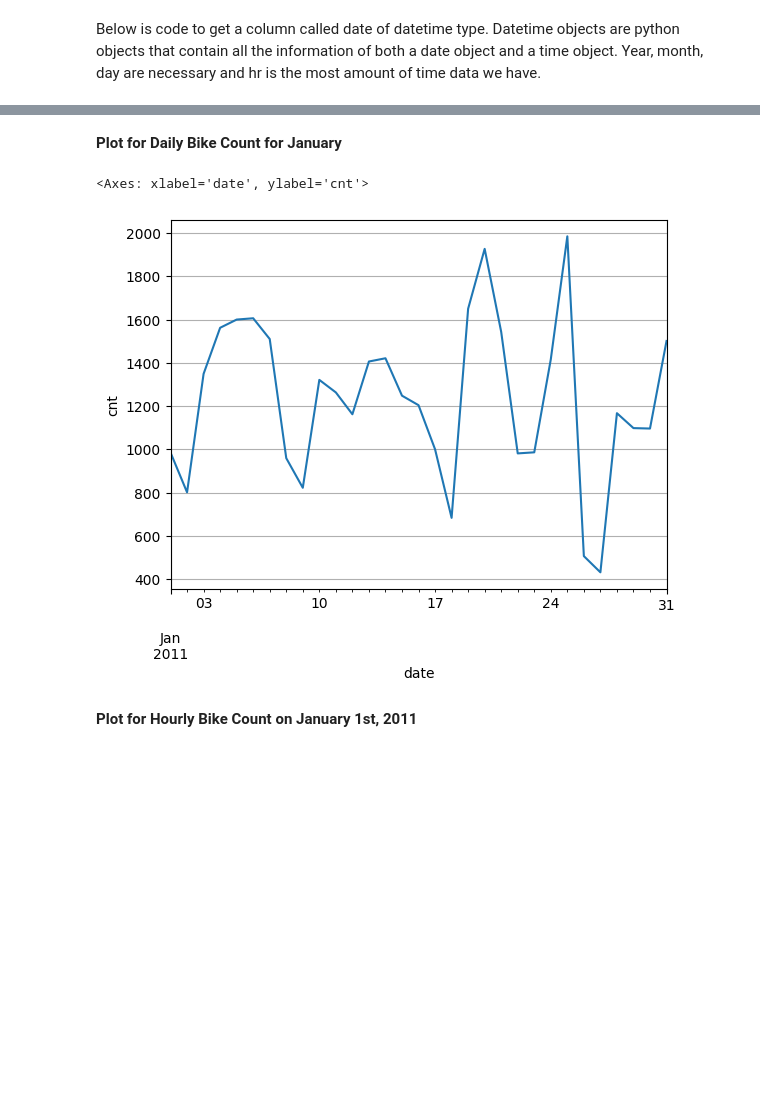
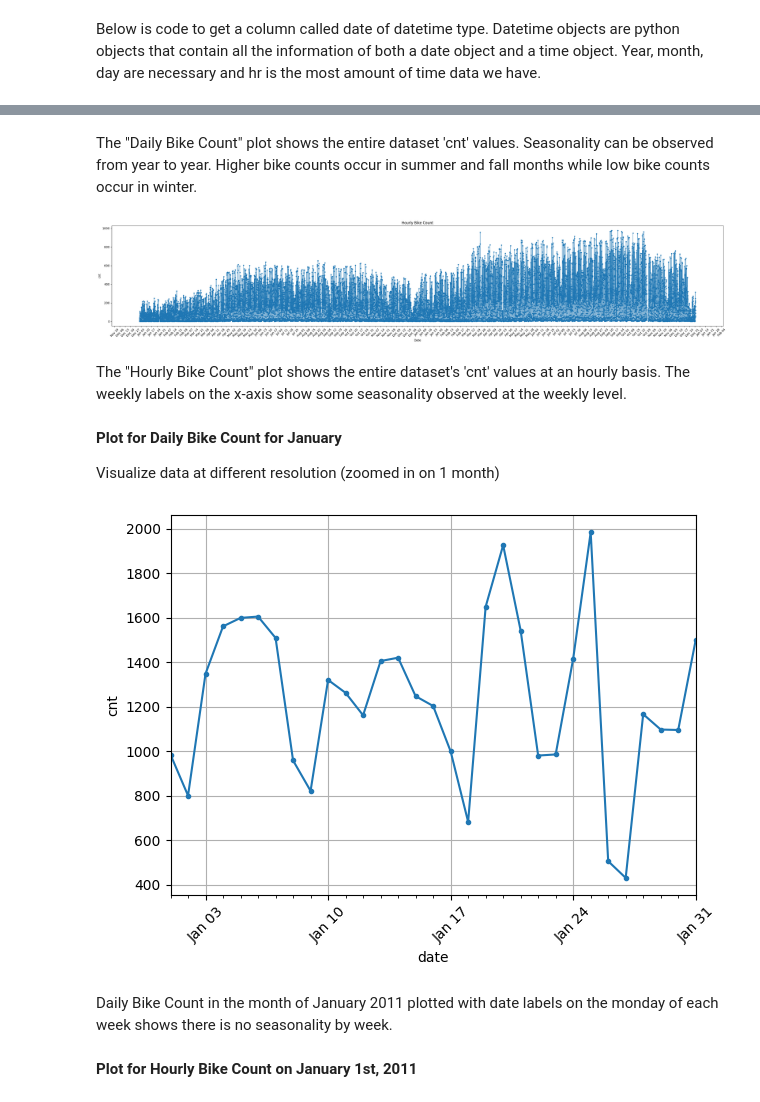
Before and after one commit to LamaAbdulal/AISE4010_Project, a Jupyter notebook: Project_Bike_Share_Capital.ipynb, the cells around one changed output, grey strips where cells are left out. Cells and saved outputs as stored; diff of their text form; code cells hidden in the pictures; blank space fills up the shorter version.

```diff
--- a/Project_Bike_Share_Capital.ipynb
+++ b/Project_Bike_Share_Capital.ipynb
@@ -222,11 +226,49 @@ cnt_data_hourly.plot(ylabel='cnt',grid=True)
+# %% [markdown]
+The "Daily Bike Count" plot shows the entire dataset 'cnt' values. Seasonality can be observed from year to year. Higher bike counts occur in summer and fall months while low bike counts occur in winter.
+# %%
+import matplotlib.dates as mdates
+fig, ax = plt.subplots(figsize=(30, 6))
+ax.plot(df2.index, df2['cnt'], marker='.', linewidth=0.8)
+# Tick every week on Monday
+ax.xaxis.set_major_locator(
+    mdates.WeekdayLocator(byweekday=mdates.MONDAY)
+)
+# Format the tick labels
+ax.xaxis.set_major_formatter(mdates.DateFormatter('%b %d'))
+plt.title('Hourly Bike Count')
+plt.xticks(rotation=45)
+plt.xlabel('Date')
+plt.ylabel('cnt')
+plt.tight_layout()
+plt.show()
+# %% [output]
+[figure, added]
+# %% [markdown]
+The "Hourly Bike Count" plot shows the entire dataset's 'cnt' values at an hourly basis. The weekly labels on the x-axis show some seasonality observed at the weekly level.
 # %% [markdown]
 **Plot for Daily Bike Count for January**
+
+Visualize data at different resolution (zoomed in on 1 month)
-# %%
-df_2011 = df.loc['2011-01']
-cnt_Ddata_2011 = df_2011['cnt']
-cnt_Ddata_2011.plot(ylabel='cnt',grid=True)
-# %% [output]
-<Axes: xlabel='date', ylabel='cnt'>
-[figure, removed]
+# %%
+df_2011_01 = df.loc['2011-01']
+cnt_Ddata_2011 = df_2011_01['cnt']
+ax = cnt_Ddata_2011.plot(ylabel='cnt', marker = '.', grid=True)
+# Tick every week on Monday
+ax.xaxis.set_major_locator(
+    mdates.WeekdayLocator(byweekday=mdates.MONDAY)
+)
+ax.xaxis.set_major_formatter(
+    mdates.DateFormatter('%b %d')
+)
+
+plt.xticks(rotation=45)
+plt.tight_layout()
+plt.xlabel('Date')
+plt.ylabel('cnt')
+plt.show()
+# %% [output]
+[figure, added]
+# %% [markdown]
+Daily Bike Count in the month of January 2011 plotted with date labels on the monday of each week shows there is no seasonality by week.
 # %% [markdown]
 **Plot for Hourly Bike Count on January 1st, 2011**
```
Also changed, not shown: parts of 41 cells of this notebook.
